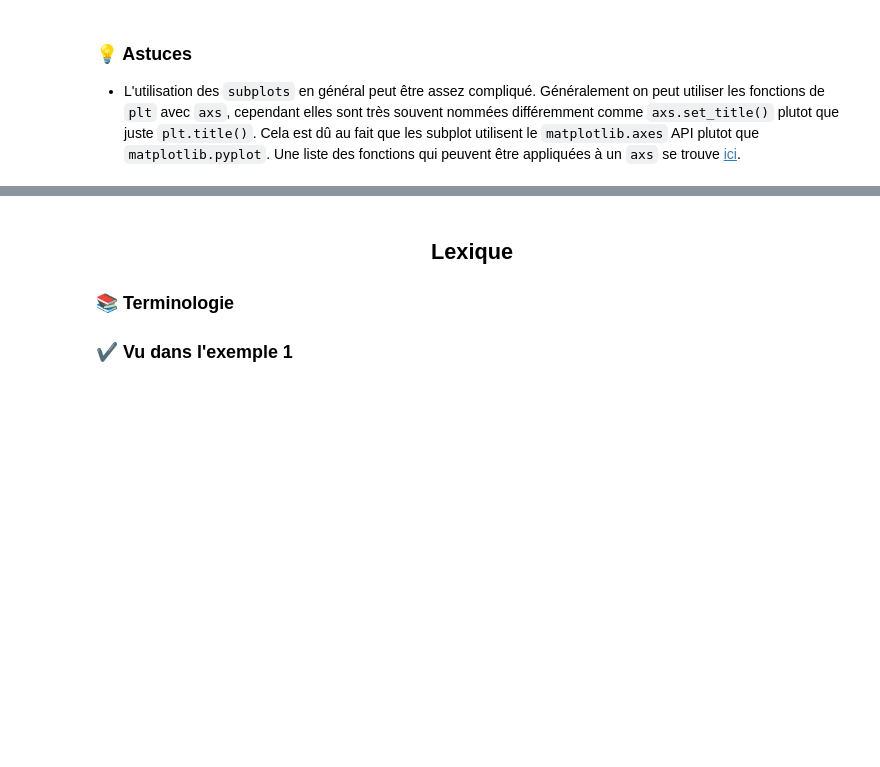
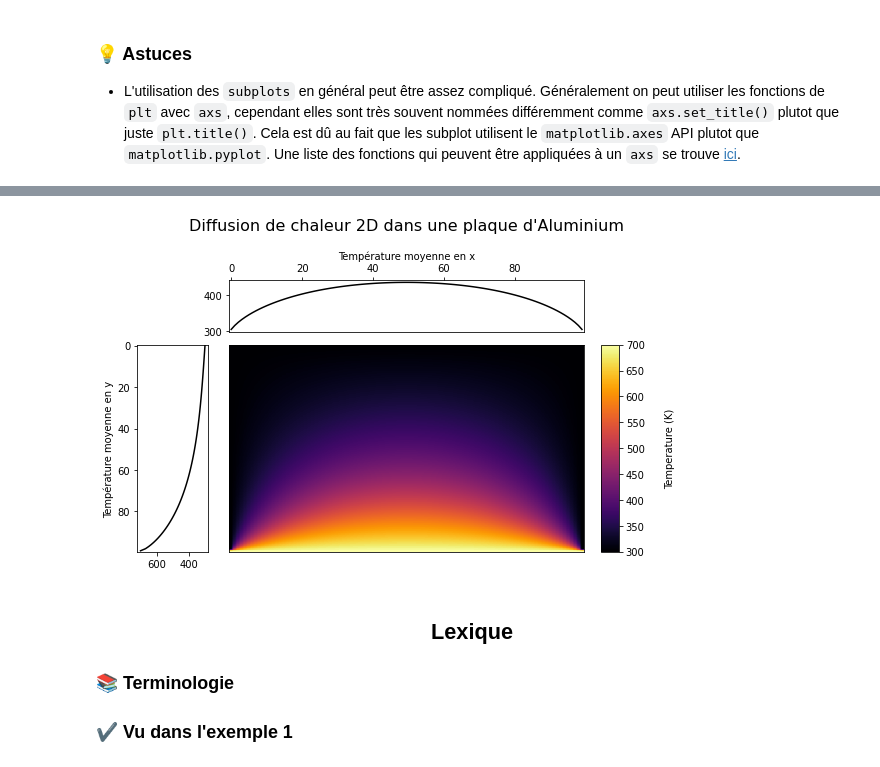
Before and after one commit to gch-poly/gch-python, a Jupyter notebook: theme3/theme3.ipynb, the cells around one changed output, grey strips where cells are left out. Drawn from its saved outputs; the diff is of its cells as text; code cells hidden in the pictures; blank space fills up the shorter version.

```diff
--- a/theme3/theme3.ipynb
+++ b/theme3/theme3.ipynb
@@ -328,3 +366,36 @@ plt.show()
+# %%
+fig, axs = plt.subplot_mosaic([['null', 'xmean'],['ymean', 'heat']], figsize=(8,5), gridspec_kw= {'width_ratios': [1, 5], 'height_ratios': [1, 4], 'wspace':0.1, 'hspace':0.1})
+
+im = axs['heat'].imshow(u, cmap=plt.get_cmap('inferno'), aspect='auto')
+axs['heat'].xaxis.set_visible(False)
+axs['heat'].yaxis.set_visible(False)
+
+axs['ymean'].plot(y_mean, y_mean_px, 'k-')
+axs['ymean'].invert_xaxis()
+axs['ymean'].sharey(axs['heat'])
+axs['ymean'].set_ylabel('Température moyenne en y')
+
+axs['xmean'].plot(x_mean_px, x_mean, 'k-')
+axs['xmean'].xaxis.set_ticks_position('top')
+axs['xmean'].xaxis.set_label_position('top')
+axs['xmean'].sharex(axs['heat'])
+axs['xmean'].set_xlabel('Température moyenne en x')
+axs['xmean'].set_title('Diffusion de chaleur 2D dans une plaque d\'Aluminium', fontsize=16, pad=20)
+w=0.05
+pad = 0.03
+w=w*(axs['heat'].get_position().x1-axs['heat'].get_position().x0)
+h=(axs['heat'].get_position().y1-axs['heat'].get_position().y0)
+x1=axs['heat'].get_position().x1 + pad
+y1=axs['heat'].get_position().y0
+
+cax = fig.add_axes([x1,y1,w,h])
+cmap = fig.colorbar(im, cax=cax)
+cmap.set_label('Temperature (K)', labelpad=20)
+
+axs['null'].set_axis_off()
+plt.show()
+# %% [output]
+[figure, added]
 # %% [markdown]
 ## <h2 align="center" id='lexique'> Lexique </h2>
 
```
Also changed, not shown: parts of 10 cells of this notebook, 1 other file.
